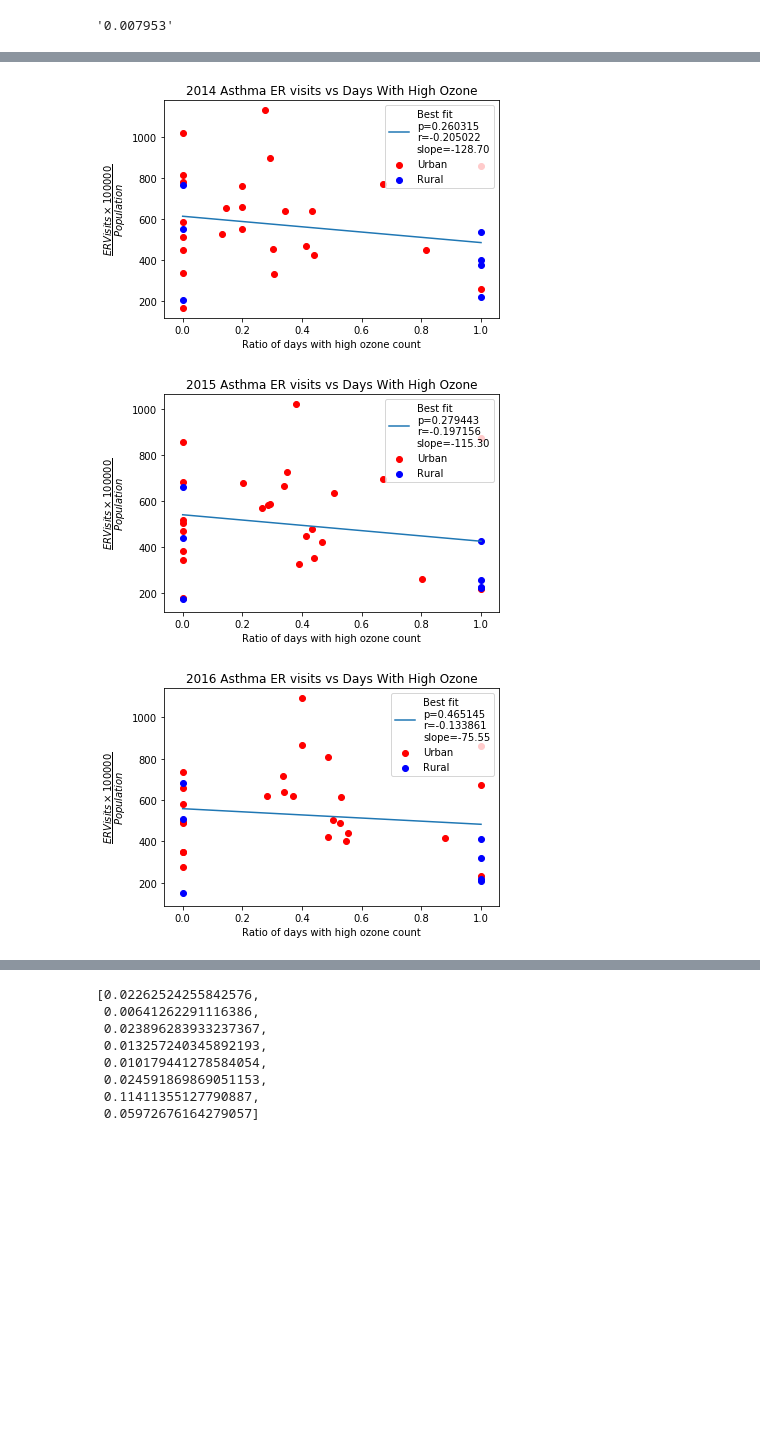
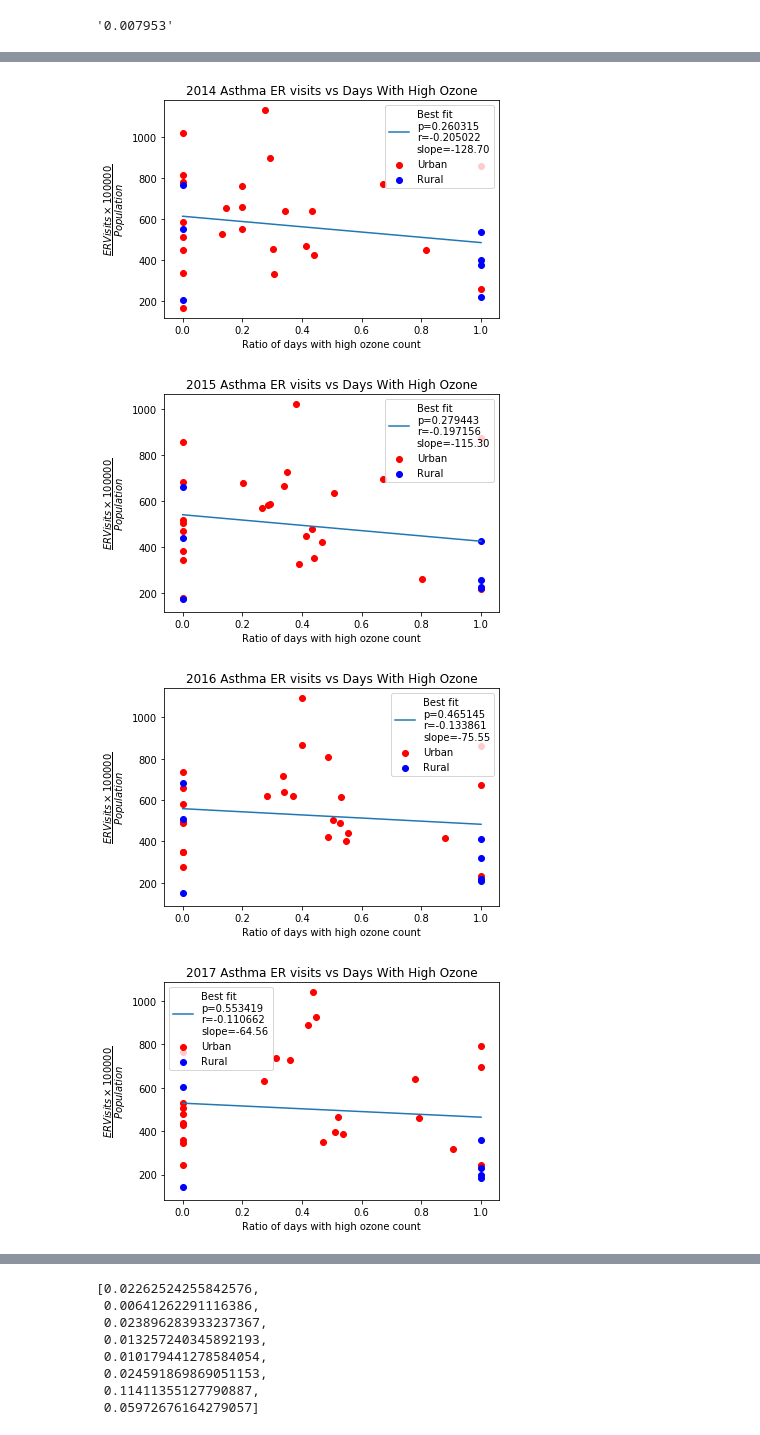
Before and after one commit to ghteds/healthproject, a Jupyter notebook: Code/jmplayingwithdata.ipynb, the cells around one changed output, grey strips where cells are left out. Saved outputs shown, nothing was run; the diff lists cells and outputs as text; code cells hidden in the pictures; blank space fills up the shorter version.

```diff
--- a/Code/jmplayingwithdata.ipynb
+++ b/Code/jmplayingwithdata.ipynb
@@ -280,22 +282,23 @@ for i in np.arange(1,8):
 # %%
-for i in np.arange(1,8):
+for i in np.arange(1,9):
     plt.figure()
     plt.scatter(mergeddf[f'Days Ozone ({2009+i})'].loc[urbancountylist]/mergeddf.loc[urbancountylist][f'Total Days ({2009+i})'],mergeddf.loc[urbancountylist][f'{2009+i} pcnt']*100000, c='r')
     plt.scatter(mergeddf[f'Days Ozone ({2009+i})'].loc[ruralcountylist]/mergeddf.loc[ruralcountylist][f'Total Days ({2009+i})'],mergeddf.loc[ruralcountylist][f'{2009+i} pcnt']*100000, c='b')
     plt.title(f'{2009+i} Asthma ER visits vs Days With High Ozone')
     m,b,r,p,_ = stats.linregress(mergeddf[f'Days Ozone ({2009+i})'].loc[np.isnan(mergeddf[f'Days Ozone ({2009+i})']) == False] /mergeddf[f'Total Days ({2009+i})'].loc[np.isnan(mergeddf[f'Days Ozone ({2009+i})']) == False],mergeddf[f'{2009+i} pcnt'].loc[np.isnan(mergeddf[f'Days Ozone ({2009+i})']) == False]*100000)
     xmin, xmax = min(mergeddf[f'Days Ozone ({2009+i})']/mergeddf[f'Total Days ({2009+i})']), max(mergeddf[f'Days Ozone ({2009+i})']/mergeddf[f'Total Days ({2009+i})'])
     plt.plot([xmin,xmax],[xmin*m + b, xmax*m+b])
     plt.legend([f'Best fit\np={p:1.6f}\nr={r:1.6f}\nslope={m:.2f}','Urban','Rural'])
     plt.xlabel('Ratio of days with high ozone count')
     plt.ylabel(r'$\dfrac{ER Visits \times 100000}{Population}$')
     plt.savefig(f'../Images/ozone_vs_ervisits_{2009+i}.png')
     plt.show()
 # %% [output]
 [figure]
 [figure]
 [figure]
 [figure]
 [figure]
 [figure]
 [figure]
+[figure, added]
```
Also changed, not shown: parts of 5 cells of this notebook, 18 other files.
